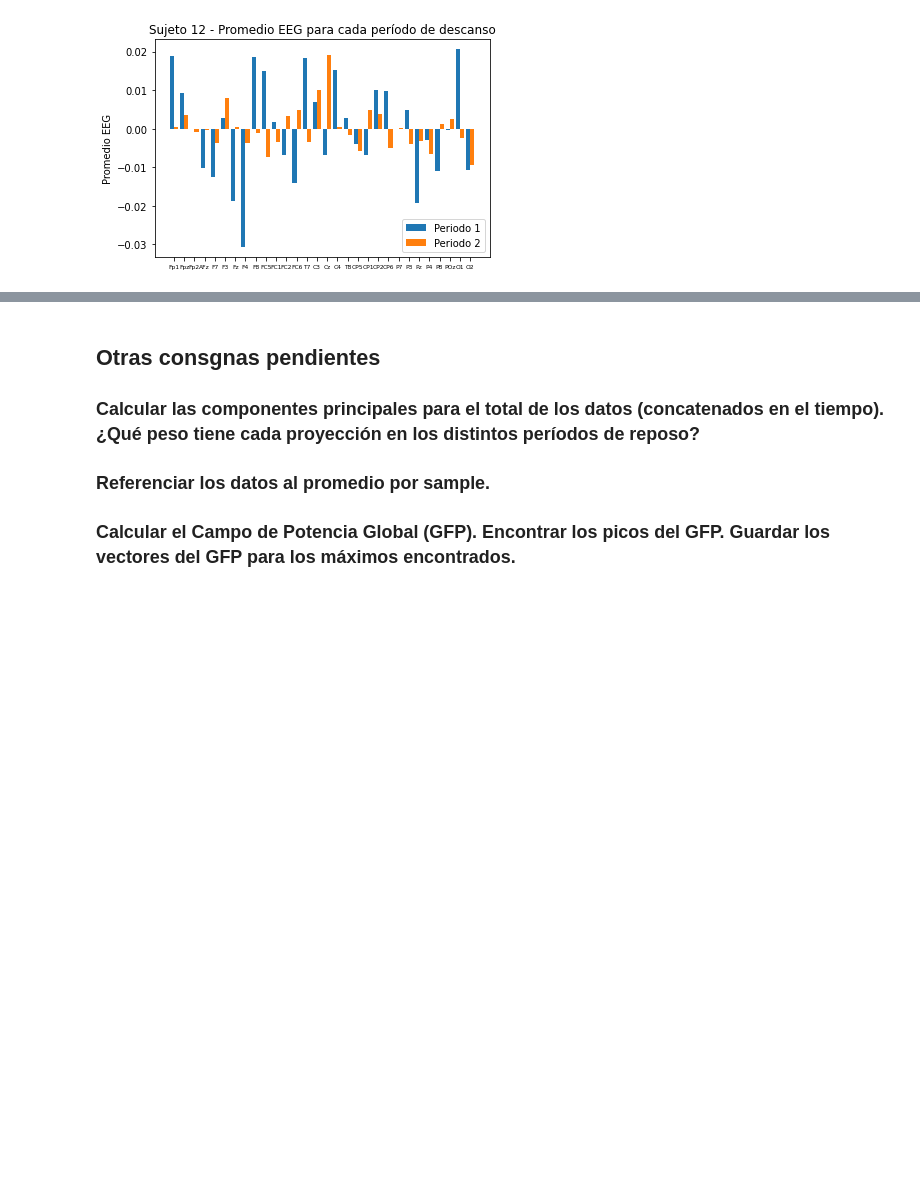
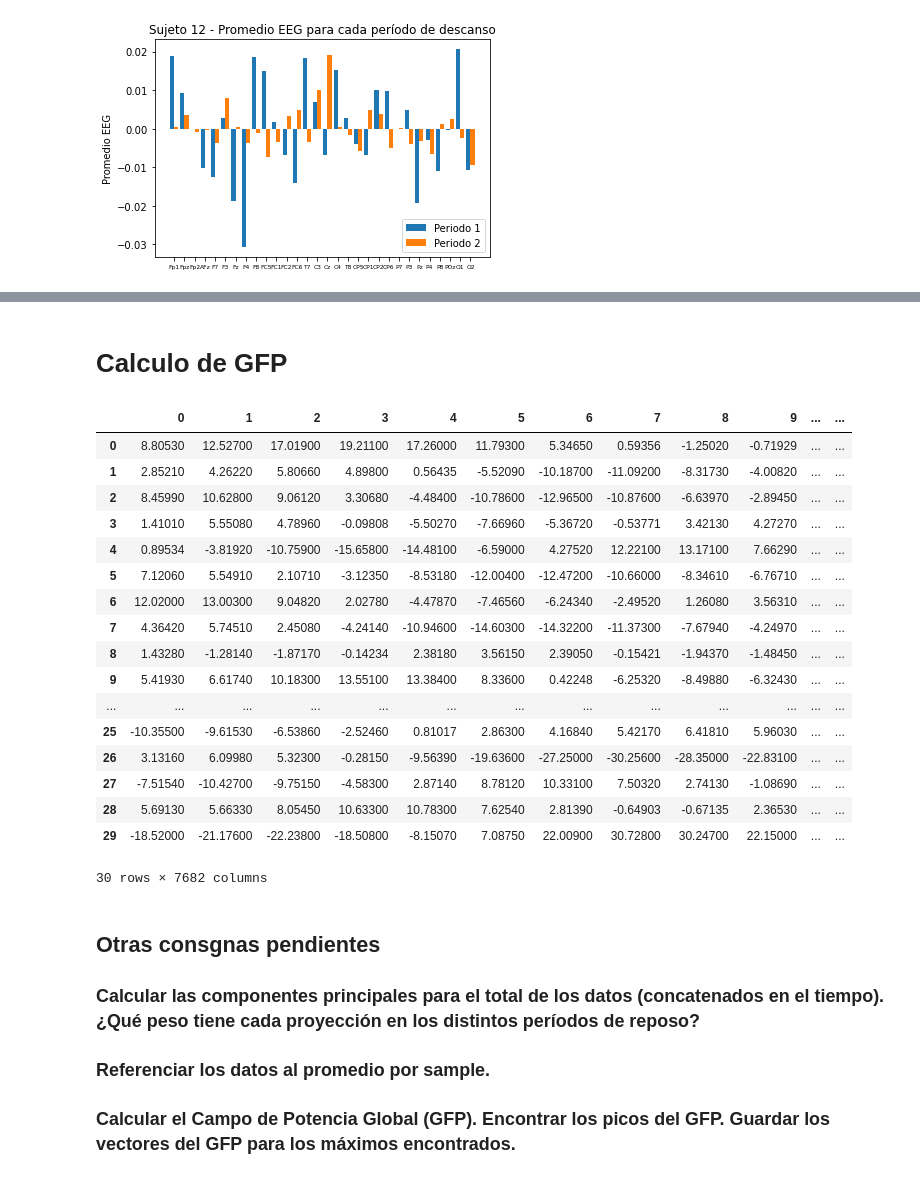
Before and after one commit to mglucini/tpDMCyT, a Jupyter notebook: src/trabajo.ipynb, the cells around one changed output, grey strips where cells are left out. Saved outputs shown, nothing was run; the diff lists cells and outputs as text; code cells hidden in the pictures; blank space fills up the shorter version.

```diff
--- a/src/trabajo.ipynb
+++ b/src/trabajo.ipynb
@@ -627,3 +683,29 @@ plt.show()
+# %% [markdown]
+# Calculo de GFP
+# %%
+# Calulo del GFP
+sujeto_8_1['GFP']=np.square(np.power(sujeto_8_1,2).sum(axis=1)/7681)
+sujeto_8_1['GFP']=sujeto_8_1['GFP'].agg({lambda x: round(x,4)})
+sujeto_8_1
+# %% [output]
+|  | 0 | 1 | 2 | 3 | 4 | 5 | 6 | 7 | 8 | 9 | ... | ... |
+| 0 | 8.80530 | 12.52700 | 17.01900 | 19.21100 | 17.26000 | 11.79300 | 5.34650 | 0.59356 | -1.25020 | -0.71929 | ... | ... |
+| 1 | 2.85210 | 4.26220 | 5.80660 | 4.89800 | 0.56435 | -5.52090 | -10.18700 | -11.09200 | -8.31730 | -4.00820 | ... | ... |
+| 2 | 8.45990 | 10.62800 | 9.06120 | 3.30680 | -4.48400 | -10.78600 | -12.96500 | -10.87600 | -6.63970 | -2.89450 | ... | ... |
+| 3 | 1.41010 | 5.55080 | 4.78960 | -0.09808 | -5.50270 | -7.66960 | -5.36720 | -0.53771 | 3.42130 | 4.27270 | ... | ... |
+| 4 | 0.89534 | -3.81920 | -10.75900 | -15.65800 | -14.48100 | -6.59000 | 4.27520 | 12.22100 | 13.17100 | 7.66290 | ... | ... |
+| 5 | 7.12060 | 5.54910 | 2.10710 | -3.12350 | -8.53180 | -12.00400 | -12.47200 | -10.66000 | -8.34610 | -6.76710 | ... | ... |
+| 6 | 12.02000 | 13.00300 | 9.04820 | 2.02780 | -4.47870 | -7.46560 | -6.24340 | -2.49520 | 1.26080 | 3.56310 | ... | ... |
+| 7 | 4.36420 | 5.74510 | 2.45080 | -4.24140 | -10.94600 | -14.60300 | -14.32200 | -11.37300 | -7.67940 | -4.24970 | ... | ... |
+| 8 | 1.43280 | -1.28140 | -1.87170 | -0.14234 | 2.38180 | 3.56150 | 2.39050 | -0.15421 | -1.94370 | -1.48450 | ... | ... |
+| 9 | 5.41930 | 6.61740 | 10.18300 | 13.55100 | 13.38400 | 8.33600 | 0.42248 | -6.25320 | -8.49880 | -6.32430 | ... | ... |
+| ... | ... | ... | ... | ... | ... | ... | ... | ... | ... | ... | ... | ... |
+| 25 | -10.35500 | -9.61530 | -6.53860 | -2.52460 | 0.81017 | 2.86300 | 4.16840 | 5.42170 | 6.41810 | 5.96030 | ... | ... |
+| 26 | 3.13160 | 6.09980 | 5.32300 | -0.28150 | -9.56390 | -19.63600 | -27.25000 | -30.25600 | -28.35000 | -22.83100 | ... | ... |
+| 27 | -7.51540 | -10.42700 | -9.75150 | -4.58300 | 2.87140 | 8.78120 | 10.33100 | 7.50320 | 2.74130 | -1.08690 | ... | ... |
+| 28 | 5.69130 | 5.66330 | 8.05450 | 10.63300 | 10.78300 | 7.62540 | 2.81390 | -0.64903 | -0.67135 | 2.36530 | ... | ... |
+| 29 | -18.52000 | -21.17600 | -22.23800 | -18.50800 | -8.15070 | 7.08750 | 22.00900 | 30.72800 | 30.24700 | 22.15000 | ... | ... |
+30 rows × 7682 columns
 # %% [markdown]
 
 ## Otras consgnas pendientes
```
Also changed, not shown: parts of 9 cells of this notebook, 1 other file.
